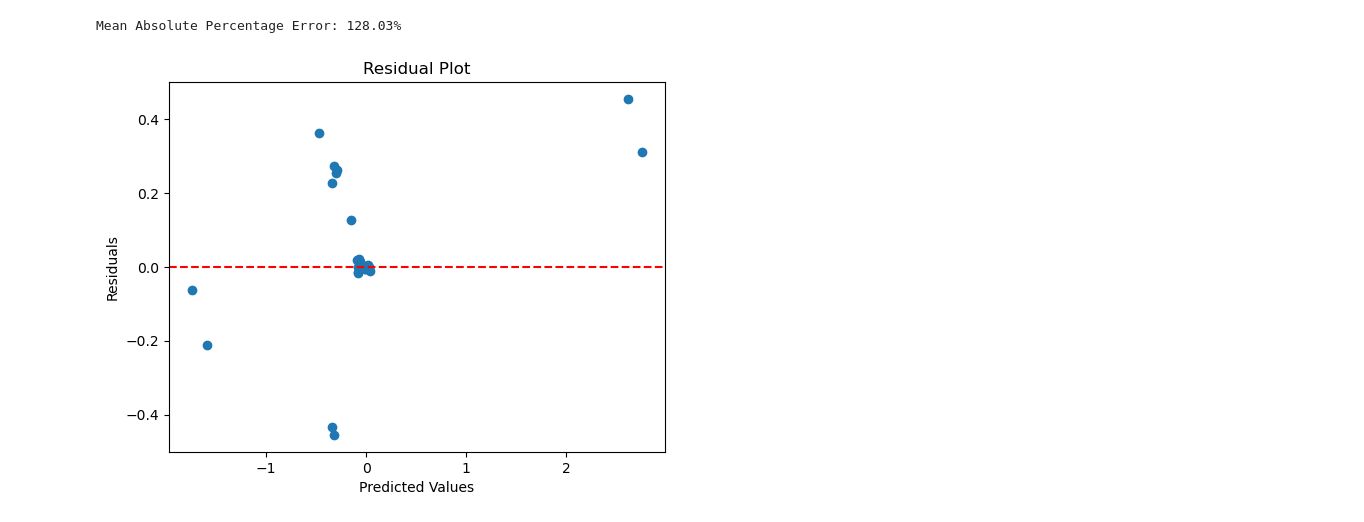
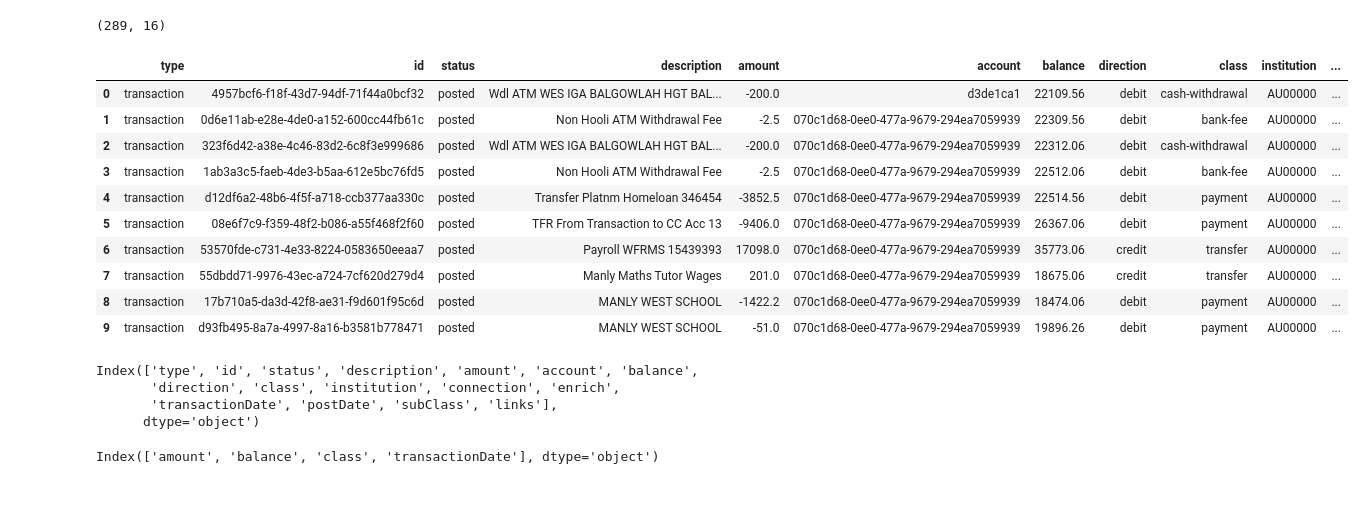
Before and after one commit to Ammy5Sandhu/DolFin_AI, a Jupyter notebook: DolFin_RandomForest.ipynb, the cells around one changed output. Cells and saved outputs as stored; diff of their text form; code cells hidden in the pictures; blank space fills up the shorter version.

```diff
--- a/DolFin_RandomForest.ipynb
+++ b/DolFin_RandomForest.ipynb
@@ -220,2 +15,0 @@ print(datasetRF.shape)
-# %%
-datasetRF = pd.read_csv(datset_path)
@@ -243,4 +15,0 @@ print(datasetRF.shape)
-# %%
-datasetRF.drop(['enrich'], axis=1, inplace=True)
-datasetRF = pd.get_dummies(datasetRF, columns=['type'], prefix=['type'])
-print(datasetRF.shape)
@@ -279,3 +15,0 @@ print(column_with_string)
-# %%
-# Dropping the 'id' column
-datasetRF.drop(['id'], axis=1, inplace=True)
@@ -306,4 +15,0 @@ Index(['status', 'description', 'account', 'direction', 'class', 'institution',
-# %%
-columns_to_drop = ['status', 'description', 'account', 'direction', 'class', 'institution',
-                   'connection', 'transactionDate', 'postDate', 'subClass', 'links']
-datasetRF.drop(columns=columns_to_drop, inplace=True)
@@ -405,16 +15,0 @@ R-squared: 0.96
-# %%
-mape = np.mean(np.abs((y_val - y_pred) / y_val)) * 100
-print(f"Mean Absolute Percentage Error: {mape:.2f}%")
-# %% [output]
-Mean Absolute Percentage Error: 128.03%
-# %%
-import matplotlib.pyplot as plt
-residuals = y_val - y_pred
-plt.scatter(y_pred, residuals)
-plt.axhline(0, color='red', linestyle='--')
-plt.xlabel('Predicted Values')
-plt.ylabel('Residuals')
-plt.title('Residual Plot')
-plt.show()
-# %% [output]
-[figure, removed]
@@ -420,0 +22,25 @@ plt.show()
+# %%
+print(datasetRF.shape) # dimensions of dataset
+# %% [output]
+(289, 16)
+# %%
+datasetRF.head(10)
+# %% [output]
+|  | type | id | status | description | amount | account | balance | direction | class | institution | ... |
+| 0 | transaction | 4957bcf6-f18f-43d7-94df-71f44a0bcf32 | posted | Wdl ATM WES IGA BALGOWLAH HGT BAL... | -200.0 | d3de1ca1 | 22109.56 | debit | cash-withdrawal | AU00000 | ... |
+| 1 | transaction | 0d6e11ab-e28e-4de0-a152-600cc44fb61c | posted | Non Hooli ATM Withdrawal Fee | -2.5 | 070c1d68-0ee0-477a-9679-294ea7059939 | 22309.56 | debit | bank-fee | AU00000 | ... |
+| 2 | transaction | 323f6d42-a38e-4c46-83d2-6c8f3e999686 | posted | Wdl ATM WES IGA BALGOWLAH HGT BAL... | -200.0 | 070c1d68-0ee0-477a-9679-294ea7059939 | 22312.06 | debit | cash-withdrawal | AU00000 | ... |
+| 3 | transaction | 1ab3a3c5-faeb-4de3-b5aa-612e5bc76fd5 | posted | Non Hooli ATM Withdrawal Fee | -2.5 | 070c1d68-0ee0-477a-9679-294ea7059939 | 22512.06 | debit | bank-fee | AU00000 | ... |
+| 4 | transaction | d12df6a2-48b6-4f5f-a718-ccb377aa330c | posted | Transfer Platnm Homeloan 346454 | -3852.5 | 070c1d68-0ee0-477a-9679-294ea7059939 | 22514.56 | debit | payment | AU00000 | ... |
+| 5 | transaction | 08e6f7c9-f359-48f2-b086-a55f468f2f60 | posted | TFR From Transaction to CC Acc 13 | -9406.0 | 070c1d68-0ee0-477a-9679-294ea7059939 | 26367.06 | debit | payment | AU00000 | ... |
+| 6 | transaction | 53570fde-c731-4e33-8224-0583650eeaa7 | posted | Payroll WFRMS 15439393 | 17098.0 | 070c1d68-0ee0-477a-9679-294ea7059939 | 35773.06 | credit | transfer | AU00000 | ... |
+| 7 | transaction | 55dbdd71-9976-43ec-a724-7cf620d279d4 | posted | Manly Maths Tutor Wages | 201.0 | 070c1d68-0ee0-477a-9679-294ea7059939 | 18675.06 | credit | transfer | AU00000 | ... |
+| 8 | transaction | 17b710a5-da3d-42f8-ae31-f9d601f95c6d | posted | MANLY WEST SCHOOL | -1422.2 | 070c1d68-0ee0-477a-9679-294ea7059939 | 18474.06 | debit | payment | AU00000 | ... |
+| 9 | transaction | d93fb495-8a7a-4997-8a16-b3581b778471 | posted | MANLY WEST SCHOOL | -51.0 | 070c1d68-0ee0-477a-9679-294ea7059939 | 19896.26 | debit | payment | AU00000 | ... |
+# %%
+print(datasetRF.columns) #columns in dataset
+# %% [output]
+Index(['type', 'id', 'status', 'description', 'amount', 'account', 'balance',
+       'direction', 'class', 'institution', 'connection', 'enrich',
+       'transactionDate', 'postDate', 'subClass', 'links'],
+      dtype='object')
@@ -420,0 +52,4 @@ plt.show()
+# %%
+print(clean.columns) # print columns in dataset after cleaning
+# %% [output]
+Index(['amount', 'balance', 'class', 'transactionDate'], dtype='object')
```
Also changed, not shown: parts of 61 cells of this notebook.
